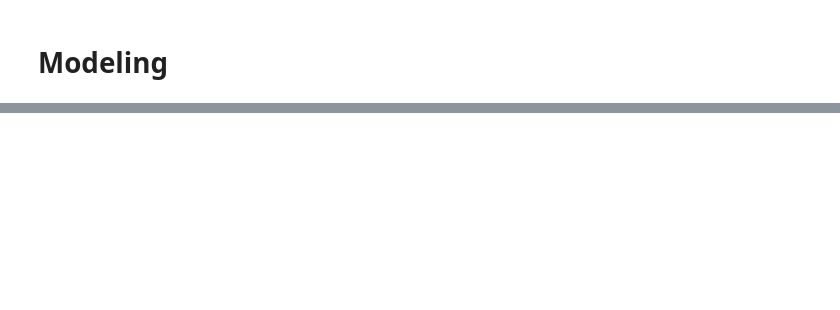
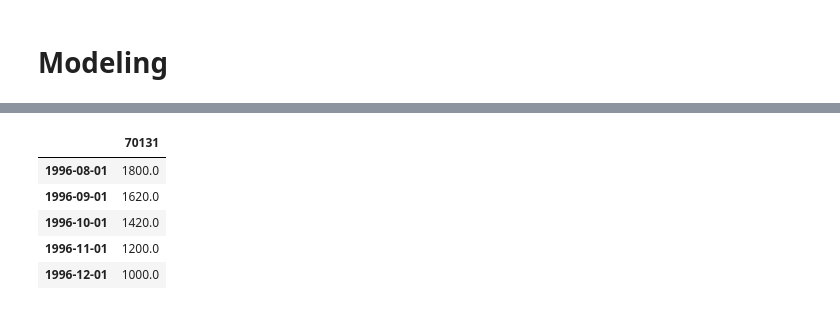
Before and after one commit to halpert3/flatiron-mod4-project, a Jupyter notebook: notebooks/3-1_modeling.ipynb, the cells around one changed output, grey strips where cells are left out. Saved outputs shown, nothing was run; the diff lists cells and outputs as text; code cells hidden in the pictures; blank space fills up the shorter version.

```diff
--- a/notebooks/3-1_modeling.ipynb
+++ b/notebooks/3-1_modeling.ipynb
@@ -2,0 +9,16 @@
+# %%
+uptown = pd.read_csv('../data/uptown.csv').set_index('Unnamed: 0')
+uptown.index.name = None
+uptown.name = "uptown"
+
+lgd = pd.read_csv('../data/lgd.csv').set_index('Unnamed: 0')
+lgd.index.name = None
+
+audubon = pd.read_csv('../data/audubon.csv').set_index('Unnamed: 0')
+audubon.index.name = None
+
+metairie = pd.read_csv('../data/metairie.csv').set_index('Unnamed: 0')
+metairie.index.name = None
+
+aurora = pd.read_csv('../data/aurora.csv').set_index('Unnamed: 0')
+aurora.index.name = None
@@ -2,0 +65,12 @@
+# %%
+aurora_minus_roll_mean = aurora - aurora.rolling(window=5).mean()
+aurora_minus_roll_mean.dropna(inplace=True)
+# %%
+aurora_minus_roll_mean.head()
+# %% [output]
+|  | 70131 |
+| 1996-08-01 | 1800.0 |
+| 1996-09-01 | 1620.0 |
+| 1996-10-01 | 1420.0 |
+| 1996-11-01 | 1200.0 |
+| 1996-12-01 | 1000.0 |
```
Also changed, not shown: parts of 12 cells of this notebook, 1 other file.
